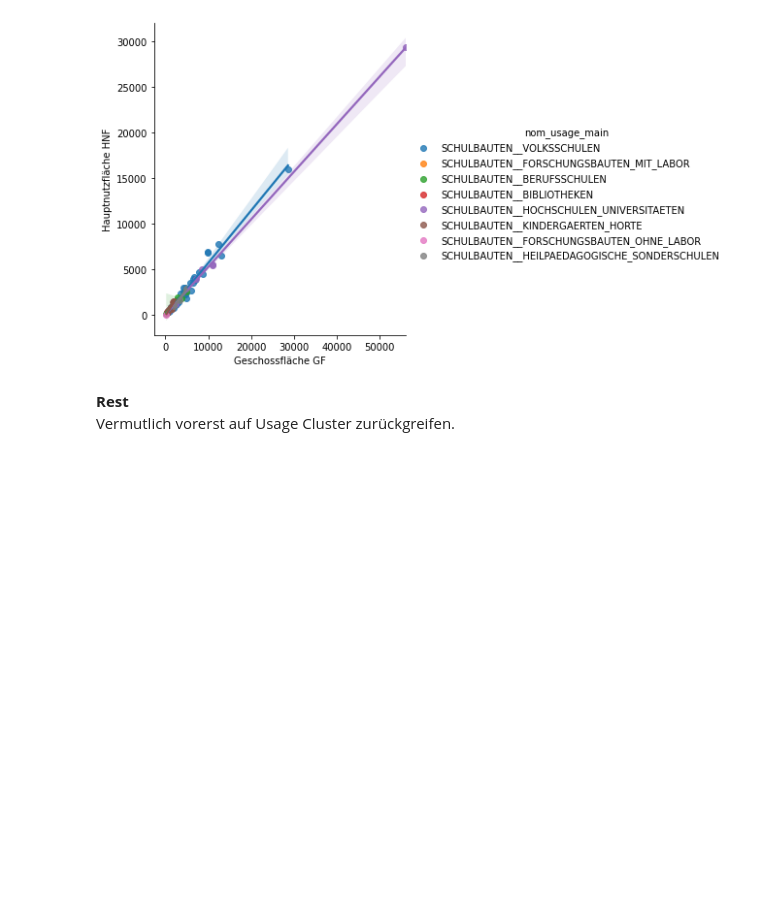
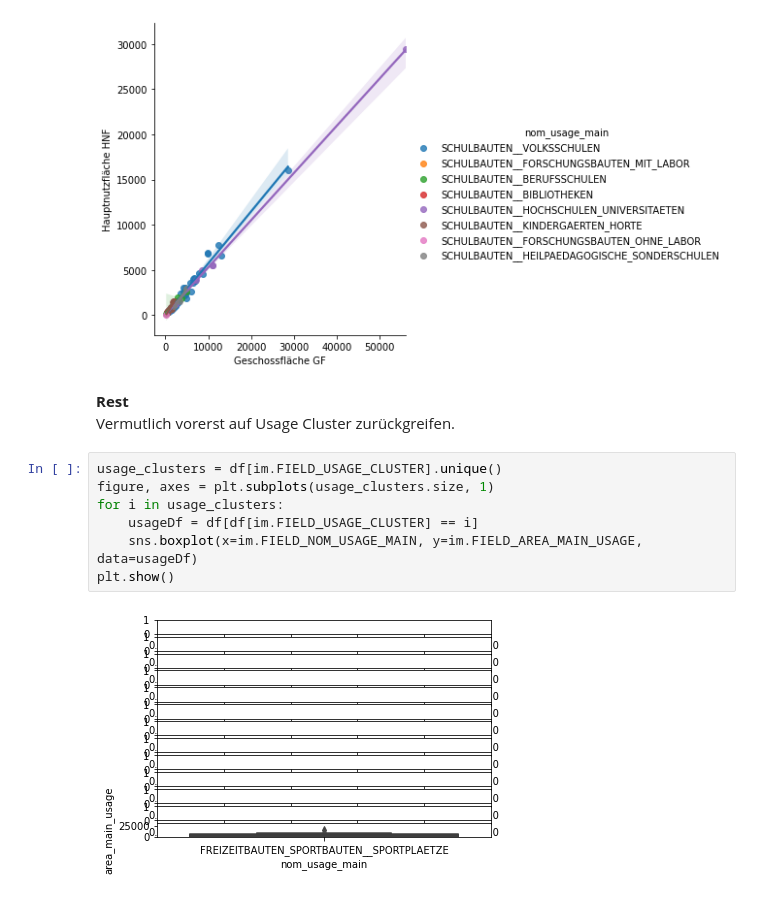
Before and after one commit to FHNW-RW/ip5-metriken-bauwesen, a Jupyter notebook: src/usage.ipynb, the cells around one changed output. Cells and saved outputs as stored; diff of their text form; blank space fills up the shorter version.

```diff
--- a/src/usage.ipynb
+++ b/src/usage.ipynb
@@ -72,3 +103,12 @@ charts.lmplot_gf_hnf(schulen_df, hue=im.FIELD_NOM_USAGE_MAIN)
 # %% [markdown]
 **Rest**<br>
 Vermutlich vorerst auf Usage Cluster zurückgreifen.
+# %%
+usage_clusters = df[im.FIELD_USAGE_CLUSTER].unique()
+figure, axes = plt.subplots(usage_clusters.size, 1)
+for i in usage_clusters:
+    usageDf = df[df[im.FIELD_USAGE_CLUSTER] == i]
+    sns.boxplot(x=im.FIELD_NOM_USAGE_MAIN, y=im.FIELD_AREA_MAIN_USAGE, data=usageDf)
+plt.show()
+# %% [output]
+[figure, added]
```
Also changed, not shown: parts of 3 cells of this notebook, 4 other files.
